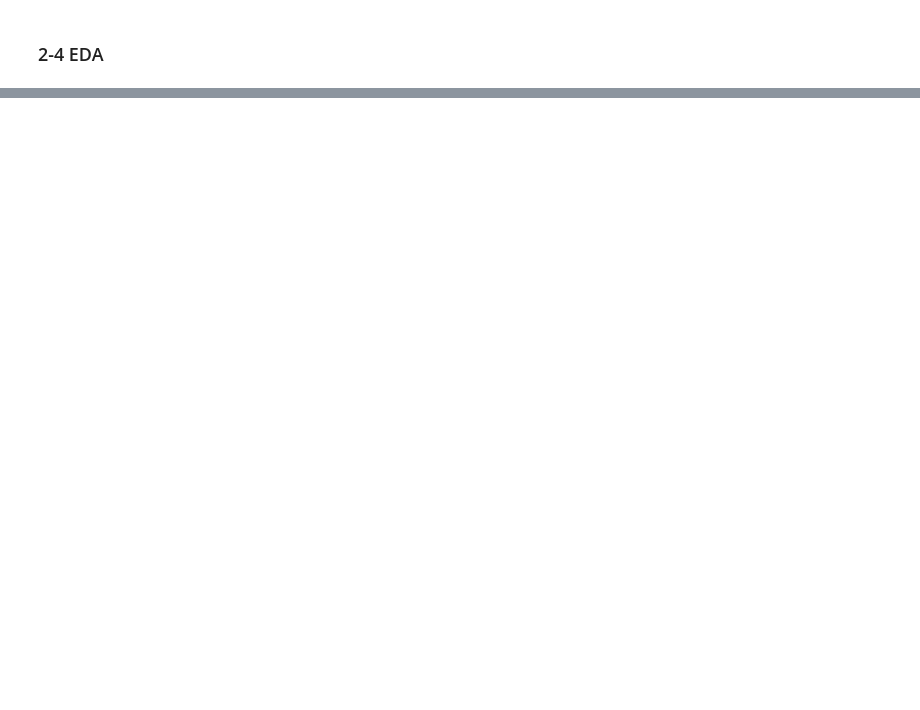
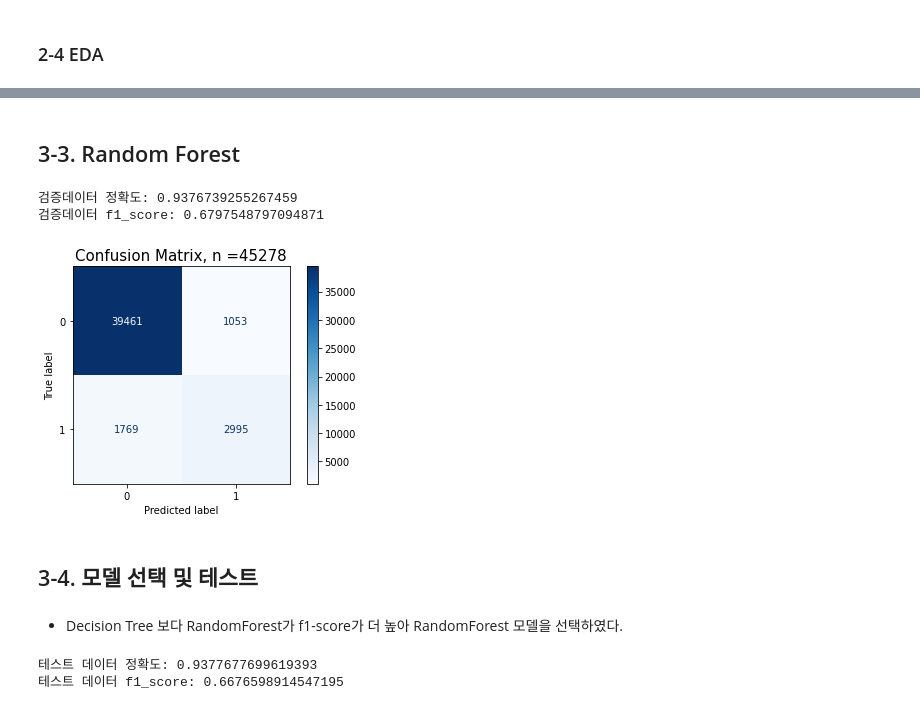
Before and after one commit to woorim99/AIB_12th_project, a Jupyter notebook: Section 2/Section2_AI_12_이우림.ipynb, the cells around one changed output, grey strips where cells are left out. Drawn from its saved outputs; the diff is of its cells as text; code cells hidden in the pictures; blank space fills up the shorter version.

```diff
--- a/Section 2/Section2_AI_12_이우림.ipynb
+++ b/Section 2/Section2_AI_12_이우림.ipynb
@@ -232,0 +303,36 @@ print(X_val.shape, y_val.shape)
+# %% [markdown]
+## 3-3. Random Forest
+# %%
+pipe_rf = make_pipeline(
+    OrdinalEncoder(),
+    SimpleImputer(),
+    RandomForestClassifier(random_state=10, n_jobs=-1, oob_score=True)
+)
+
+pipe_rf.fit(X_train, y_train)
+pred_rf_val = pipe_rf.predict(X_val)
+
+print('검증데이터 정확도:', accuracy_score(y_val, pred_rf_val))
+print('검증데이터 f1_score:', f1_score(y_val, pred_rf_val))
+# %% [output]
+검증데이터 정확도: 0.9376739255267459
+검증데이터 f1_score: 0.6797548797094871
+# %%
+fig, ax = plt.subplots()
+pcm = plot_confusion_matrix(pipe_rf, X_val, y_val, cmap = plt.cm.Blues, ax=ax)
+plt.title(f'Confusion Matrix, n ={len(y_val)}', fontsize = 15)
+plt.show()
+# %% [output]
+[figure, added]
+# %% [markdown]
+## 3-4. 모델 선택 및 테스트
+# %% [markdown]
+* Decision Tree 보다 RandomForest가 f1-score가 더 높아 RandomForest 모델을 선택하였다.
+# %%
+pred_test = pipe_rf.predict(X_test)
+
+print('테스트 데이터 정확도:', accuracy_score(y_test, pred_test))
+print('테스트 데이터 f1_score:', f1_score(y_test, pred_test))
+# %% [output]
+테스트 데이터 정확도: 0.9377677699619393
+테스트 데이터 f1_score: 0.6676598914547195
```
Also changed, not shown: parts of 20 cells of this notebook.
